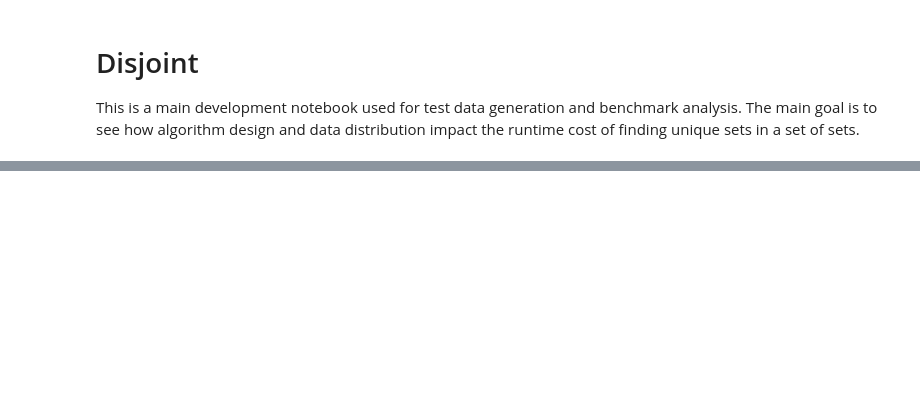
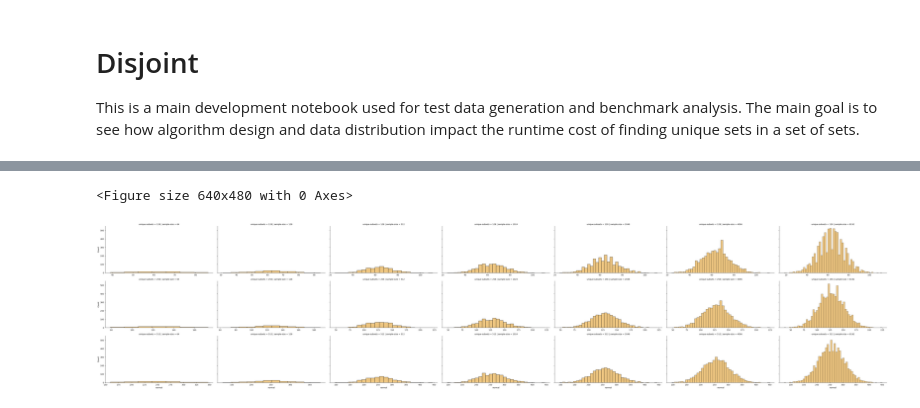
Before and after one commit to tbrekalo/disjoint, a Jupyter notebook: scripts/dev-notebook.ipynb, the cells around one changed output, grey strips where cells are left out. Saved outputs shown, nothing was run; the diff lists cells and outputs as text; code cells hidden in the pictures; blank space fills up the shorter version.

```diff
--- a/scripts/dev-notebook.ipynb
+++ b/scripts/dev-notebook.ipynb
@@ -56,0 +234,17 @@ dispy.unique(tb_sets)
+# %%
+plt.tight_layout()
+g = sns.FacetGrid(
+    df_distr.with_columns(
+        pl.lit("normal").alias("distr")
+    ).to_pandas(),
+    row="unique-subsets",
+    col="sample-size",
+    sharex=False,
+    height=4,
+    aspect=1.33,
+)
+g.map_dataframe(sns.histplot, x="normal", hue="distr", palette=hue_colors)
+g.figure.subplots_adjust(right=1.5)
+# %% [output]
+<Figure size 640x480 with 0 Axes>
+[figure, added]
```
Also changed, not shown: parts of 17 cells of this notebook, 4 other files.
